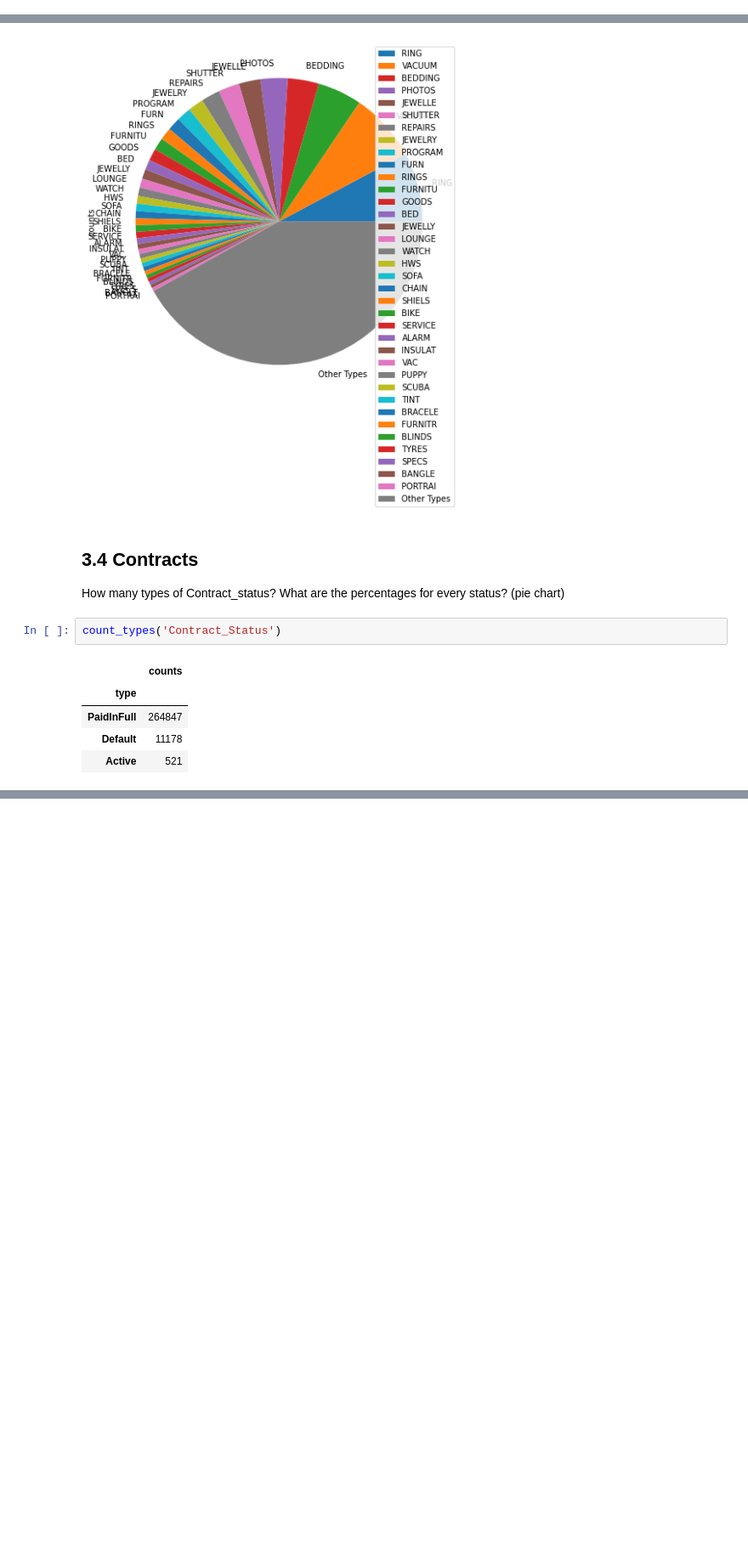
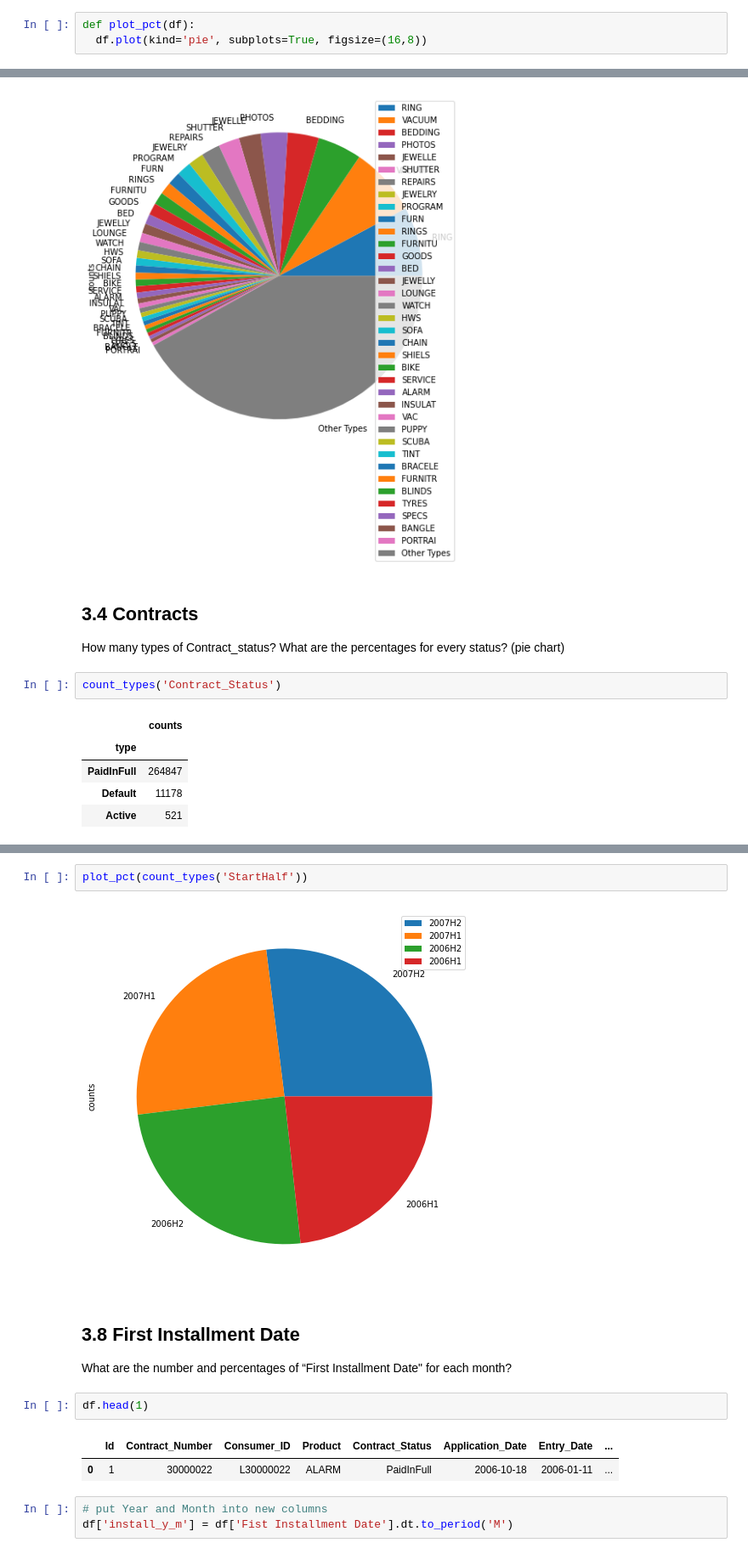
Before and after one commit to yanglinjing/vmor, a Jupyter notebook: Bank_customer_30.ipynb, the cells around one changed output, grey strips where cells are left out. Shown at 85% size. Cells and saved outputs as stored; diff of their text form; blank space fills up the shorter version.

```diff
--- a/Bank_customer_30.ipynb
+++ b/Bank_customer_30.ipynb
@@ -590,6 +546,9 @@ A value is trying to be set on a copy of a slice from a DataFrame
 
 See the caveats in the documentation: https://pandas.pydata.org/pandas-docs/stable/user_guide/indexing.html#returning-a-view-versus-a-copy
   self._setitem_with_indexer(indexer, value)
+# %%
+def plot_pct(df):
+  df.plot(kind='pie', subplots=True, figsize=(16,8))
 # %%
 product_df_new.plot(kind='pie', subplots=True, figsize=(16,8))
 # %% [output]
@@ -616,0 +587,16 @@ array([<matplotlib.axes._subplots.AxesSubplot object at 0x...>],
+# %%
+plot_pct(count_types('StartHalf'))
+# %% [output]
+[figure, added]
+# %% [markdown]
+## 3.8 First Installment Date
+
+What are the number and percentages of “First Installment Date" for each month?
+# %%
+df.head(1)
+# %% [output]
+|  | Id | Contract_Number | Consumer_ID | Product | Contract_Status | Application_Date | Entry_Date | ... |
+| 0 | 1 | 30000022 | L30000022 | ALARM | PaidInFull | 2006-10-18 | 2006-01-11 | ... |
+# %%
+# put Year and Month into new columns
+df['install_y_m'] = df['Fist Installment Date'].dt.to_period('M')
```
Also changed, not shown: parts of 11 cells of this notebook.
